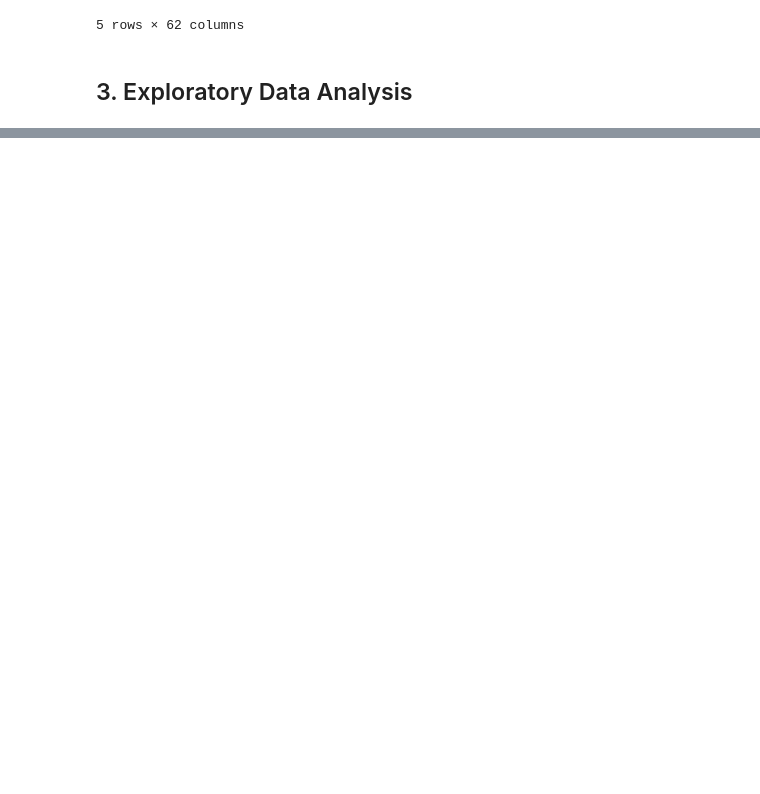
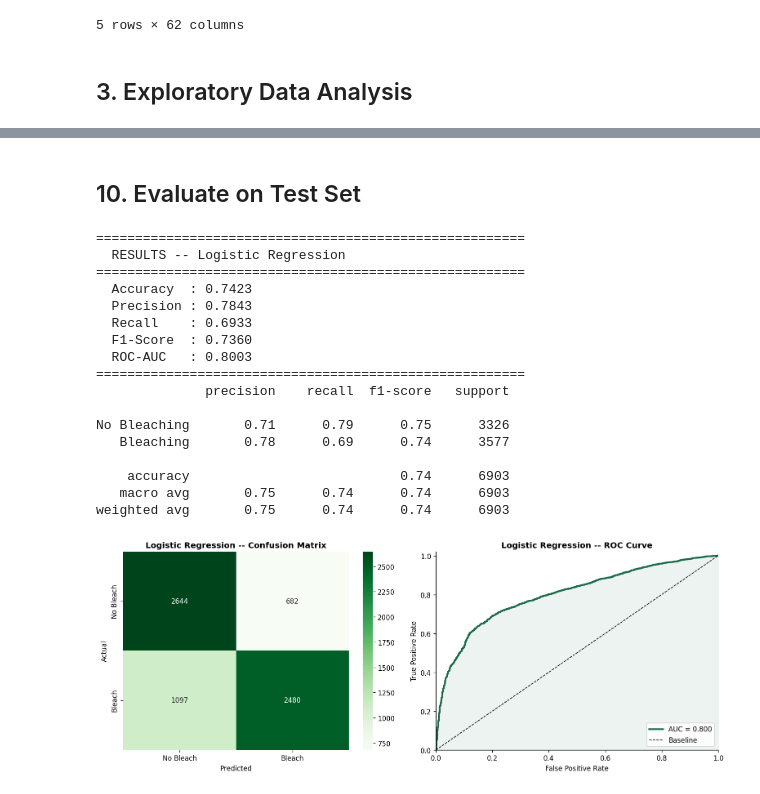
Before and after one commit to kavinda0126/Coral-Reef-Bleaching-Prediction-App, a Jupyter notebook: notebooks/training/01_LogisticRegression.ipynb, the cells around one changed output, grey strips where cells are left out. Cells and saved outputs as stored; diff of their text form; code cells hidden in the pictures; blank space fills up the shorter version.

```diff
--- a/notebooks/training/01_LogisticRegression.ipynb
+++ b/notebooks/training/01_LogisticRegression.ipynb
@@ -879,0 +559,79 @@ Downloading files...
+# %% [markdown]
+## 10. Evaluate on Test Set
+# %%
+def evaluate_model(name, model, X_te, y_te, uses_proba=True):
+    y_pred = model.predict(X_te)
+    if not isinstance(y_pred, np.ndarray):
+        y_pred = np.array(y_pred)
+
+    if uses_proba:
+        y_prob = np.array(model.predict_proba(X_te))[:, 1]
+    else:
+        y_prob = np.array(model.decision_function(X_te))
+
+    y_te_np = np.array(y_te)
+    acc  = accuracy_score(y_te_np, y_pred)
+    prec = precision_score(y_te_np, y_pred, zero_division=0)
+    rec  = recall_score(y_te_np, y_pred, zero_division=0)
+    f1   = f1_score(y_te_np, y_pred, zero_division=0)
+    auc  = roc_auc_score(y_te_np, y_prob)
+
+    print('='*55)
+    print(f'  RESULTS -- {name}')
+    print('='*55)
+    print(f'  Accuracy  : {acc:.4f}')
+    print(f'  Precision : {prec:.4f}')
+    print(f'  Recall    : {rec:.4f}')
+    print(f'  F1-Score  : {f1:.4f}')
+    print(f'  ROC-AUC   : {auc:.4f}')
+    print('='*55)
+    print(classification_report(y_te_np, y_pred,
+          target_names=['No Bleaching','Bleaching']))
+
+    fig, axes = plt.subplots(1, 2, figsize=(13, 5))
+    cm = confusion_matrix(y_te_np, y_pred)
+    sns.heatmap(cm, annot=True, fmt='d', cmap='Greens',
+                xticklabels=['No Bleach','Bleach'],
+                yticklabels=['No Bleach','Bleach'], ax=axes[0])
+    axes[0].set_title(f'{name} -- Confusion Matrix', fontweight='bold')
+    axes[0].set_ylabel('Actual'); axes[0].set_xlabel('Predicted')
+
+    fpr, tpr, _ = roc_curve(y_te_np, y_prob)
+    axes[1].plot(fpr, tpr, color='#1A6B4A', lw=2.5, label=f'AUC = {auc:.3f}')
+    axes[1].plot([0,1],[0,1],'k--',lw=1,label='Baseline')
+    axes[1].fill_between(fpr, tpr, alpha=0.08, color='#1A6B4A')
+    axes[1].set_xlabel('False Positive Rate')
+    axes[1].set_ylabel('True Positive Rate')
+    axes[1].set_title(f'{name} -- ROC Curve', fontweight='bold')
+    axes[1].legend(loc='lower right')
+    axes[1].set_xlim([0,1]); axes[1].set_ylim([0,1.02])
+    plt.tight_layout()
+    plt.savefig('outputs/results_LR.png', bbox_inches='tight')
+    plt.show()
+
+    np.save('outputs/y_prob_Logistic_Regression.npy', y_prob)
+    np.save('outputs/y_test_labels.npy', y_te_np)
+
+    return {'Algorithm':name,'Accuracy':acc,'Precision':prec,
+            'Recall':rec,'F1':f1,'ROC-AUC':auc}
+
+lr_results = evaluate_model('Logistic Regression', lr_best, X_test, y_test, uses_proba=True)
+# %% [output]
+=======================================================
+  RESULTS -- Logistic Regression
+=======================================================
+  Accuracy  : 0.7423
+  Precision : 0.7843
+  Recall    : 0.6933
+  F1-Score  : 0.7360
+  ROC-AUC   : 0.8003
+=======================================================
+              precision    recall  f1-score   support
+
+No Bleaching       0.71      0.79      0.75      3326
+   Bleaching       0.78      0.69      0.74      3577
+
+    accuracy                           0.74      6903
+   macro avg       0.75      0.74      0.74      6903
+weighted avg       0.75      0.74      0.74      6903
+[figure, added]
```
Also changed, not shown: parts of 52 cells of this notebook, 7 other files.
